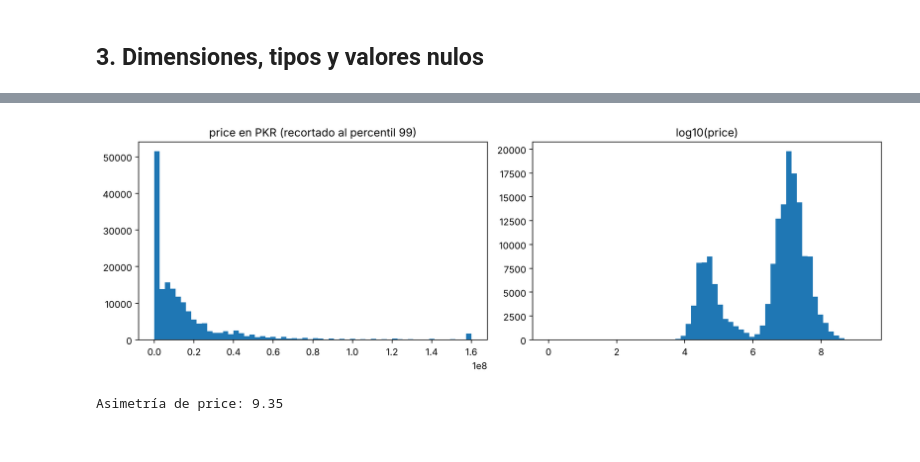
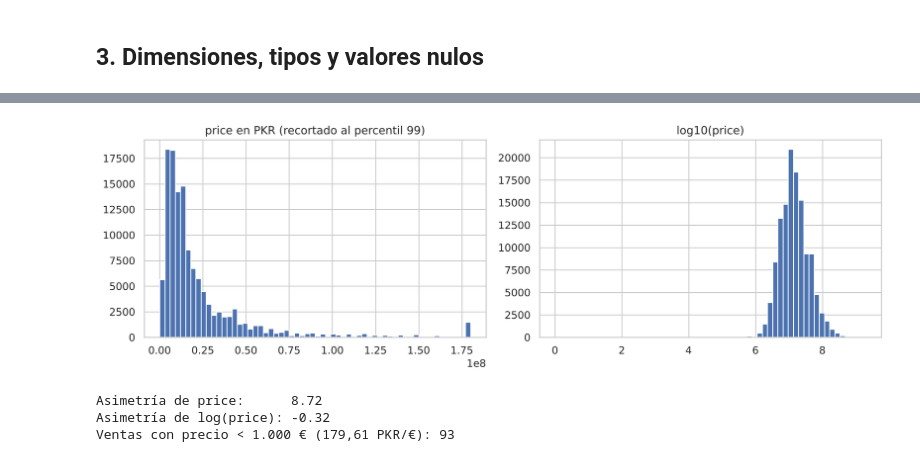
Before and after one commit to rmataixser/Practica-Machine-Learning, a Jupyter notebook: notebooks/data_information.ipynb, the cells around one changed output, grey strips where cells are left out. Cells and saved outputs as stored; diff of their text form; code cells hidden in the pictures.

Commit message:
data_information rehecho con Property.csv (nuevos hallazgos y conclusiones)

```diff
--- a/notebooks/data_information.ipynb
+++ b/notebooks/data_information.ipynb
@@ -13,2 +15,10 @@ import pandas as pd
+# %%
+import numpy as np
+import pandas as pd
+import matplotlib.pyplot as plt
+import seaborn as sns
+
+sns.set_theme(style="whitegrid")
 # %%
-df = pd.read_csv("../data/bronze/Entities.csv", index_col=0)
+df = pd.read_csv("../data/bronze/Property.csv", sep=";")
+df.shape
@@ -138,0 +155,15 @@ El identificador y la URL no se repiten nunca, pero hay **20.489 anuncios idént
+# %%
+partes = df["area"].str.extract(r"^([\d.,]+)\s*(\w+)$")
+print("Valores de area sin interpretar:", partes[0].isna().sum())
+print(partes[1].value_counts().to_string())
+
+numero = pd.to_numeric(partes[0].str.replace(",", "", regex=False))
+print(f"\nSuperficies con decimales (p. ej. '5.6 Marla'): {(numero % 1 != 0).mean():.1%}")
+
+PIES2_POR_UNIDAD = {"Marla": 272.25, "Kanal": 20 * 272.25}
+M2_POR_PIE2 = 0.09290304
+m2 = numero * partes[1].map(PIES2_POR_UNIDAD) * M2_POR_PIE2
+
+venta = df["purpose"] == "For Sale"
+resumen = m2[venta].groupby(df["property_type"]).describe(percentiles=[0.5, 0.99])
+resumen[["count", "min", "50%", "99%", "max"]].round(0)
@@ -247,16 +367,19 @@ Nombres de location que aparecen en más de una ciudad: 64
 # %%
-import matplotlib.pyplot as plt
-import numpy as np
+precio = df.loc[venta & (df["price"] > 0), "price"]
 
 fig, axes = plt.subplots(1, 2, figsize=(12, 4))
-axes[0].hist(df["price"].clip(upper=df["price"].quantile(0.99)), bins=60)
+axes[0].hist(precio.clip(upper=precio.quantile(0.99)), bins=60)
 axes[0].set_title("price en PKR (recortado al percentil 99)")
-axes[1].hist(np.log10(df["price"].clip(lower=1)), bins=60)
+axes[1].hist(np.log10(precio), bins=60)
 axes[1].set_title("log10(price)")
 plt.tight_layout()
 plt.show()
 
-print(f"Asimetría de price: {df['price'].skew():.2f}")
+print(f"Asimetría de price:      {precio.skew():.2f}")
+print(f"Asimetría de log(price): {np.log(precio).skew():.2f}")
+print("Ventas con precio < 1.000 € (179,61 PKR/€):", (precio / 179.61 < 1000).sum())
 # %% [output]
-[figure, old version]
+[figure, new version]
-Asimetría de price: 9.35
+Asimetría de price:      8.72
+Asimetría de log(price): -0.32
+Ventas con precio < 1.000 € (179,61 PKR/€): 93
```
Also changed, not shown: parts of 33 cells of this notebook.
